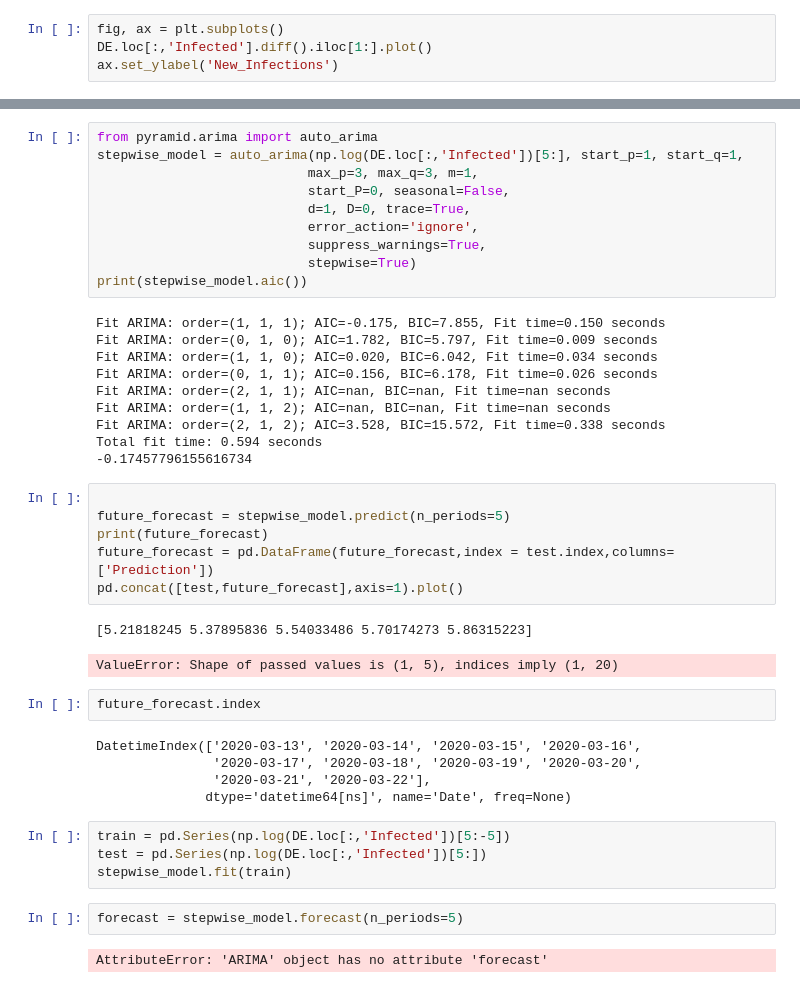
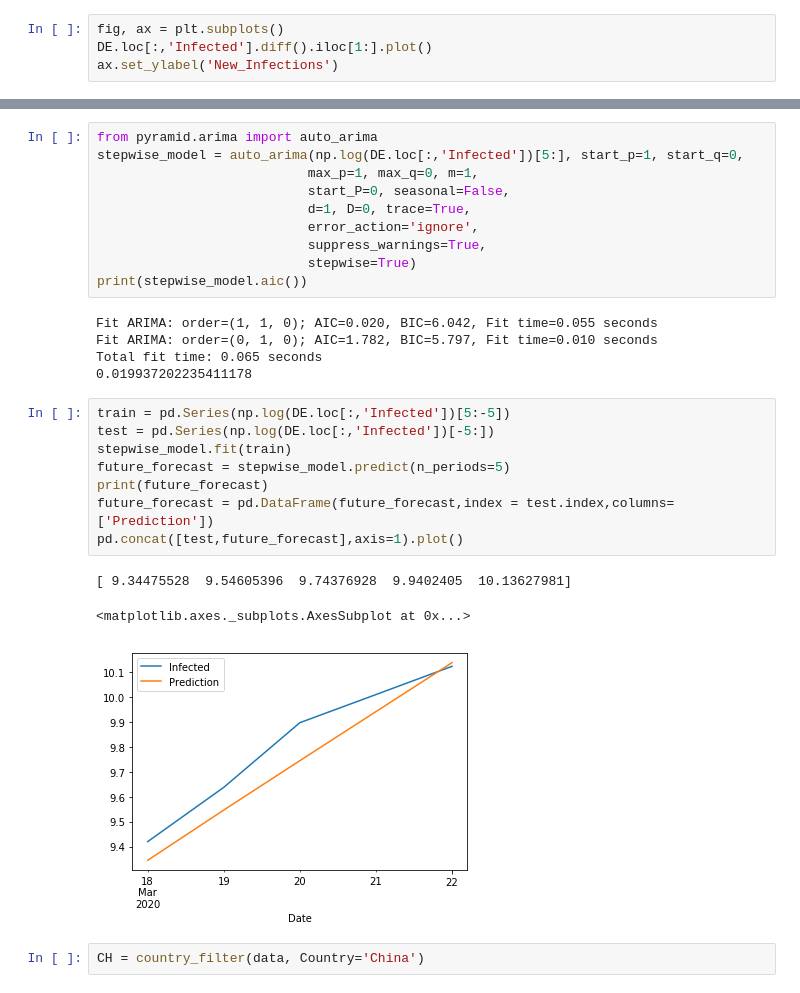
Before and after one commit to matthiasboeker/Covid_19_Forecast, a Jupyter notebook: Notebooks/ARIMA_Approach.ipynb, the cells around one changed output, grey strips where cells are left out. Drawn from its saved outputs; the diff is of its cells as text.

```diff
--- a/Notebooks/ARIMA_Approach.ipynb
+++ b/Notebooks/ARIMA_Approach.ipynb
@@ -65,7 +54,7 @@ Name: Infected, dtype: float64>
 # %%
 from pyramid.arima import auto_arima
-stepwise_model = auto_arima(np.log(DE.loc[:,'Infected'])[5:], start_p=1, start_q=1,
-                           max_p=3, max_q=3, m=1,
+stepwise_model = auto_arima(np.log(DE.loc[:,'Infected'])[5:], start_p=1, start_q=0,
+                           max_p=1, max_q=0, m=1,
                            start_P=0, seasonal=False,
                            d=1, D=0, trace=True,
                            error_action='ignore',
@@ -73,36 +62,21 @@ stepwise_model = auto_arima(np.log(DE.loc[:,'Infected'])[5:], start_p=1, start_q
                            stepwise=True)
 print(stepwise_model.aic())
 # %% [output]
-Fit ARIMA: order=(1, 1, 1); AIC=-0.175, BIC=7.855, Fit time=0.150 seconds
-Fit ARIMA: order=(0, 1, 0); AIC=1.782, BIC=5.797, Fit time=0.009 seconds
-Fit ARIMA: order=(1, 1, 0); AIC=0.020, BIC=6.042, Fit time=0.034 seconds
-Fit ARIMA: order=(0, 1, 1); AIC=0.156, BIC=6.178, Fit time=0.026 seconds
-Fit ARIMA: order=(2, 1, 1); AIC=nan, BIC=nan, Fit time=nan seconds
-Fit ARIMA: order=(1, 1, 2); AIC=nan, BIC=nan, Fit time=nan seconds
-Fit ARIMA: order=(2, 1, 2); AIC=3.528, BIC=15.572, Fit time=0.338 seconds
-Total fit time: 0.594 seconds
--0.17457796155616734
+Fit ARIMA: order=(1, 1, 0); AIC=0.020, BIC=6.042, Fit time=0.055 seconds
+Fit ARIMA: order=(0, 1, 0); AIC=1.782, BIC=5.797, Fit time=0.010 seconds
+Total fit time: 0.065 seconds
+0.019937202235411178
 # %%
-
+train = pd.Series(np.log(DE.loc[:,'Infected'])[5:-5])
+test = pd.Series(np.log(DE.loc[:,'Infected'])[-5:])
+stepwise_model.fit(train)
 future_forecast = stepwise_model.predict(n_periods=5)
 print(future_forecast)
 future_forecast = pd.DataFrame(future_forecast,index = test.index,columns=['Prediction'])
 pd.concat([test,future_forecast],axis=1).plot()
 # %% [output]
-[5.21818245 5.37895836 5.54033486 5.70174273 5.86315223]
+[ 9.34475528  9.54605396  9.74376928  9.9402405  10.13627981]
-ValueError: Shape of passed values is (1, 5), indices imply (1, 20)
+<matplotlib.axes._subplots.AxesSubplot at 0x...>
+[figure, added]
-# %%
-future_forecast.index
-# %% [output]
-DatetimeIndex(['2020-03-13', '2020-03-14', '2020-03-15', '2020-03-16',
-               '2020-03-17', '2020-03-18', '2020-03-19', '2020-03-20',
-               '2020-03-21', '2020-03-22'],
-              dtype='datetime64[ns]', name='Date', freq=None)
-# %%
-train = pd.Series(np.log(DE.loc[:,'Infected'])[5:-5])
-test = pd.Series(np.log(DE.loc[:,'Infected'])[5:])
-stepwise_model.fit(train)
-# %%
-forecast = stepwise_model.forecast(n_periods=5)
-# %% [output]
-AttributeError: 'ARIMA' object has no attribute 'forecast'
+# %%
+CH = country_filter(data, Country='China')
```
Also changed, not shown: parts of 5 cells of this notebook.
